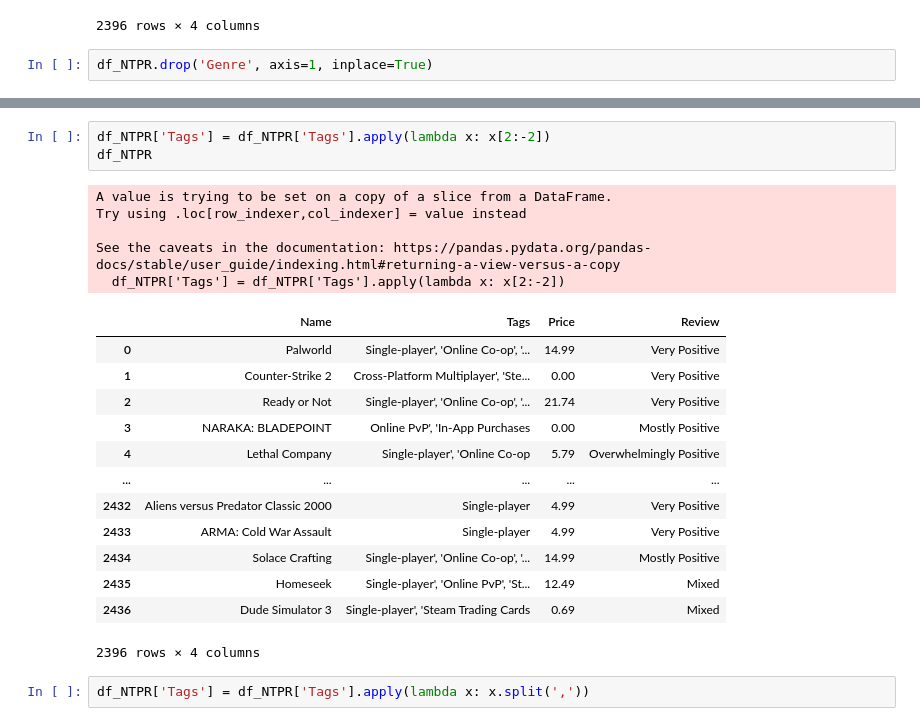
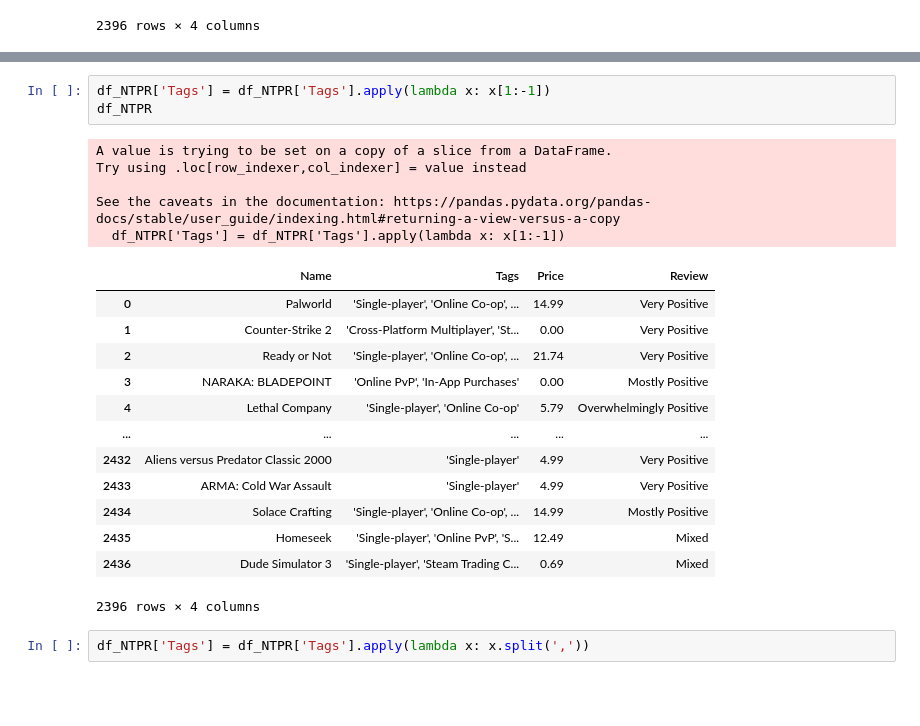
Before and after one commit to M-Masry4122/DEP-Project, a Jupyter notebook: Steam_Data_Cleaning.ipynb, the cells around one changed output, grey strips where cells are left out. Saved outputs shown, nothing was run; the diff lists cells and outputs as text; blank space fills up the shorter version.

```diff
--- a/Steam_Data_Cleaning.ipynb
+++ b/Steam_Data_Cleaning.ipynb
@@ -423,5 +450,3 @@ df_NTPR
 | 2435 | Homeseek | ['Single-player', 'Online PvP', '... | 12.49 | Mixed |
 | 2436 | Dude Simulator 3 | ['Single-player', 'Steam Trading ... | 0.69 | Mixed |
 2396 rows × 4 columns
-# %%
-df_NTPR.drop('Genre', axis=1, inplace=True)
@@ -433,24 +463,24 @@ See the caveats in the documentation: https://pandas.pydata.org/pandas-docs/stab
 # %%
-df_NTPR['Tags'] = df_NTPR['Tags'].apply(lambda x: x[2:-2])
+df_NTPR['Tags'] = df_NTPR['Tags'].apply(lambda x: x[1:-1])
 df_NTPR
 # %% [output]
 A value is trying to be set on a copy of a slice from a DataFrame.
 Try using .loc[row_indexer,col_indexer] = value instead
 
 See the caveats in the documentation: https://pandas.pydata.org/pandas-docs/stable/user_guide/indexing.html#returning-a-view-versus-a-copy
-  df_NTPR['Tags'] = df_NTPR['Tags'].apply(lambda x: x[2:-2])
+  df_NTPR['Tags'] = df_NTPR['Tags'].apply(lambda x: x[1:-1])
 |  | Name | Tags | Price | Review |
-| 0 | Palworld | Single-player', 'Online Co-op', '... | 14.99 | Very Positive |
-| 1 | Counter-Strike 2 | Cross-Platform Multiplayer', 'Ste... | 0.00 | Very Positive |
-| 2 | Ready or Not | Single-player', 'Online Co-op', '... | 21.74 | Very Positive |
-| 3 | NARAKA: BLADEPOINT | Online PvP', 'In-App Purchases | 0.00 | Mostly Positive |
-| 4 | Lethal Company | Single-player', 'Online Co-op | 5.79 | Overwhelmingly Positive |
+| 0 | Palworld | 'Single-player', 'Online Co-op', ... | 14.99 | Very Positive |
+| 1 | Counter-Strike 2 | 'Cross-Platform Multiplayer', 'St... | 0.00 | Very Positive |
+| 2 | Ready or Not | 'Single-player', 'Online Co-op', ... | 21.74 | Very Positive |
+| 3 | NARAKA: BLADEPOINT | 'Online PvP', 'In-App Purchases' | 0.00 | Mostly Positive |
+| 4 | Lethal Company | 'Single-player', 'Online Co-op' | 5.79 | Overwhelmingly Positive |
 | ... | ... | ... | ... | ... |
-| 2432 | Aliens versus Predator Classic 2000 | Single-player | 4.99 | Very Positive |
-| 2433 | ARMA: Cold War Assault | Single-player | 4.99 | Very Positive |
-| 2434 | Solace Crafting | Single-player', 'Online Co-op', '... | 14.99 | Mostly Positive |
-| 2435 | Homeseek | Single-player', 'Online PvP', 'St... | 12.49 | Mixed |
-| 2436 | Dude Simulator 3 | Single-player', 'Steam Trading Cards | 0.69 | Mixed |
+| 2432 | Aliens versus Predator Classic 2000 | 'Single-player' | 4.99 | Very Positive |
+| 2433 | ARMA: Cold War Assault | 'Single-player' | 4.99 | Very Positive |
+| 2434 | Solace Crafting | 'Single-player', 'Online Co-op', ... | 14.99 | Mostly Positive |
+| 2435 | Homeseek | 'Single-player', 'Online PvP', 'S... | 12.49 | Mixed |
+| 2436 | Dude Simulator 3 | 'Single-player', 'Steam Trading C... | 0.69 | Mixed |
 2396 rows × 4 columns
 # %%
 df_NTPR['Tags'] = df_NTPR['Tags'].apply(lambda x: x.split(','))
```
Also changed, not shown: parts of 15 cells of this notebook, 2 other files.
